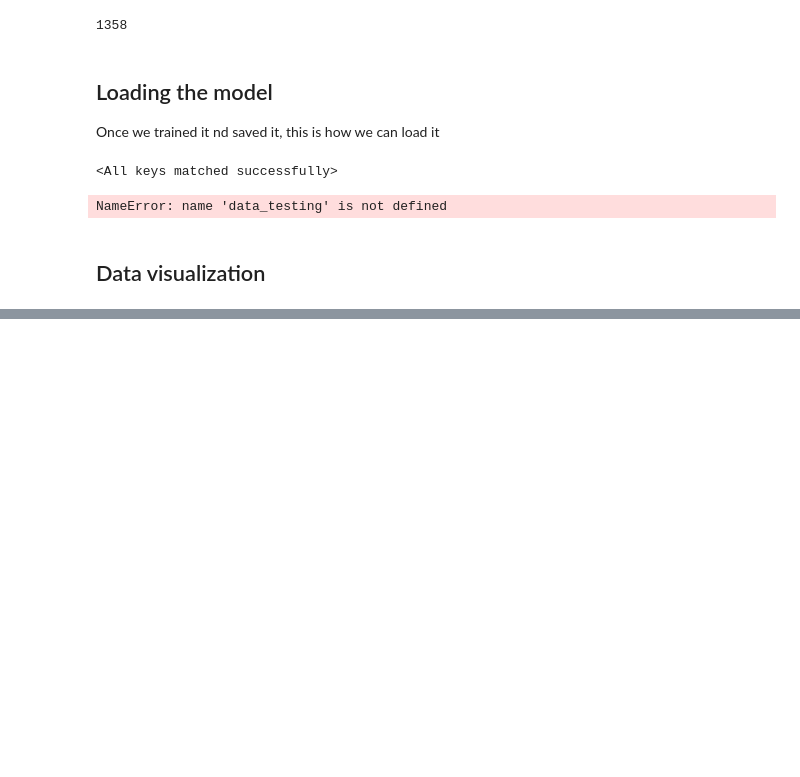
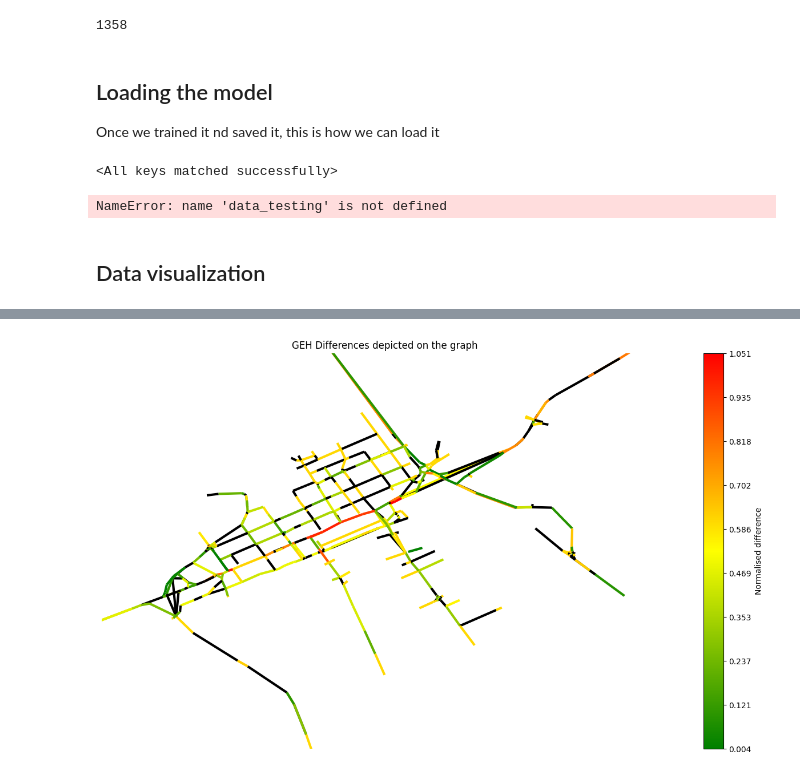
Before and after one commit to Nemesaaa/Projectlab, a Jupyter notebook: gnn.ipynb, the cells around one changed output, grey strips where cells are left out. Cells and saved outputs as stored; diff of their text form; code cells hidden in the pictures; blank space fills up the shorter version.

```diff
--- a/gnn.ipynb
+++ b/gnn.ipynb
@@ -418,0 +448,82 @@ plot_graph_weight(G2)
+# %%
+def plot_graph_weight_GEH(G,model_output,hidenedges):
+
+    plt.figure(figsize=(16,9))
+    """ fig, ax = plt.subplots(dpi=100)
+    mycax=ax.inset_axes[0.95, 0.1, 0.05, 0.8] """
+    """ cax = plt.axes((0.85, 0.1, 0.075, 0.8)) """
+
+    pos = nx.get_node_attributes(G, 'pos')
+    N = 352
+    print(N)
+    edges_to_hide_sort=hidenedges
+    edges_to_hide_sort.sort()
+    difference = np.zeros(N)
+    print(edges_to_hide_sort)
+    for i in range(N):
+        if model_output[edges_to_hide_sort][i]<0:
+            model_output[edges_to_hide_sort][i] = 0
+        difference[i] = float(abs(model_output[edges_to_hide_sort][i] - prepared_test_data[3].edge_attr[edges_to_hide_sort][i])*np.sqrt(2)/np.sqrt(float(model_output[edges_to_hide_sort][i] + prepared_test_data[3].edge_attr[edges_to_hide_sort][i])))
+
+    maxdiff = max(difference)
+    mindiff = min(difference)
+    maxdiff_int=int(maxdiff)
+    print(maxdiff)
+    mindiff_int=int(mindiff)
+    print(mindiff_int)
+
+    c = np.arange(10, maxdiff_int + 1)
+
+
+    cmap = matplotlib.colors.LinearSegmentedColormap.from_list("", ["green", "yellow", "red"])
+
+    colors = [cmap(c/maxdiff) for c in difference]
+
+
+    edge_colors = {edge: 'black' for edge in G.edges()}
+
+
+    edges_to_color_edges = []
+    edges=list(G2.edges())
+    edges_to_color_by_id=[]
+
+    for i in edges_to_hide:
+        edges_to_color_edges.append(edges[i])
+    for i in edges_to_color_edges:
+        edges_to_color_by_id.append(G2.edges[i]['edge_id'])
+
+    colorindexiter=0
+    for edge in G.edges():
+        edge_id = G.edges[edge]['edge_id']
+
+
+        if edge_id in edges_to_color_by_id:
+
+            edge_colors[edge] = colors[colorindexiter]
+            colorindexiter+=1
+
+    plt.axis([250, 3500, -500, 2500])
+    nx.set_edge_attributes(G, edge_colors, 'color')
+
+    edge_color_values = [G[u][v]['color'] for u, v in G.edges()]
+    options = {
+
+
+        "width": 3,
+        "edge_cmap": plt.cm.Blues,
+        "with_labels": False,
+    }
+    nx.draw(G, pos, **options, edge_color=edge_color_values, node_size=0)
+
+    norm = matplotlib.colors.Normalize(vmin=mindiff, vmax=maxdiff)
+
+    # creating ScalarMappable
+    sm = plt.cm.ScalarMappable(cmap=cmap, norm=norm)
+    sm.set_array([])
+
+    plt.colorbar(sm, ax=plt.gca(),ticks=np.linspace(mindiff, maxdiff,10),label="Normalised difference")
+    plt.title('GEH Differences depicted on the graph')
+    plt.show()
+
+plot_graph_weight_GEH(G2,output,edges_to_hide)
+# %% [output]
@@ -418,0 +534 @@ plot_graph_weight(G2)
+[figure, added]
```
Also changed, not shown: parts of 6 cells of this notebook.
